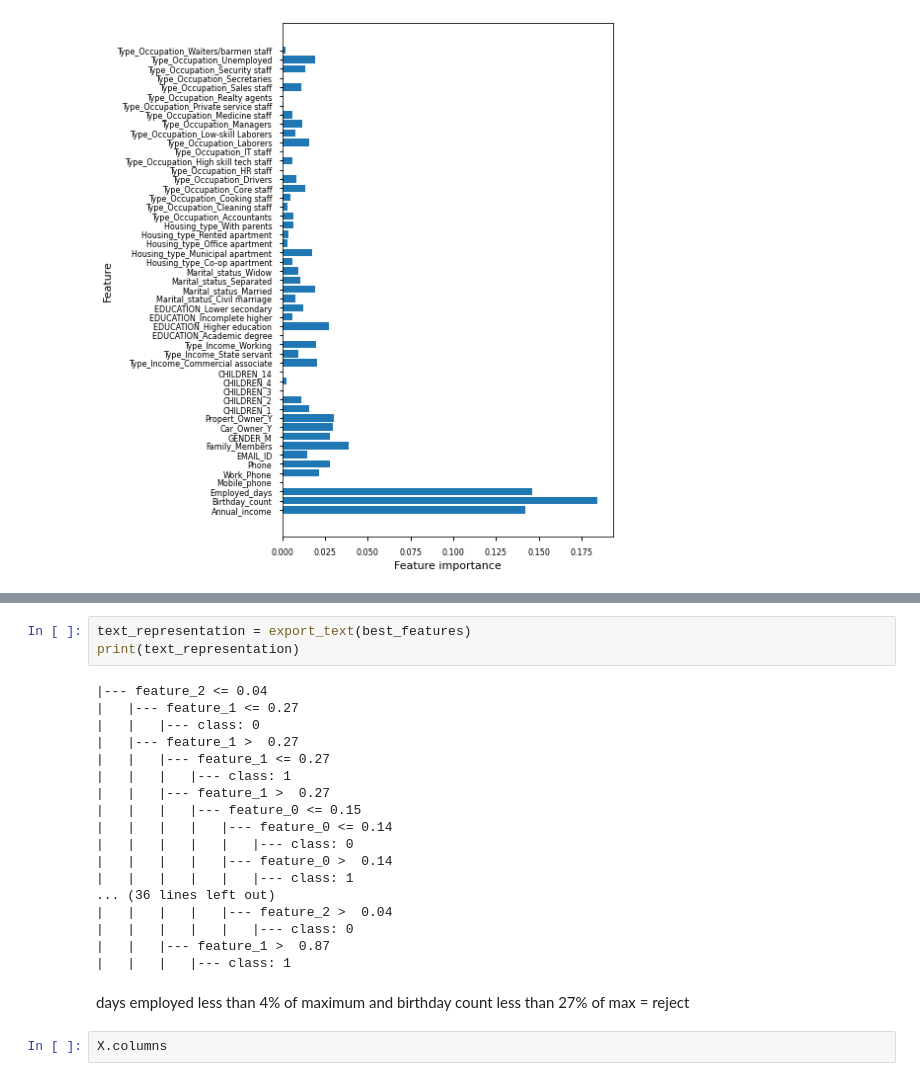
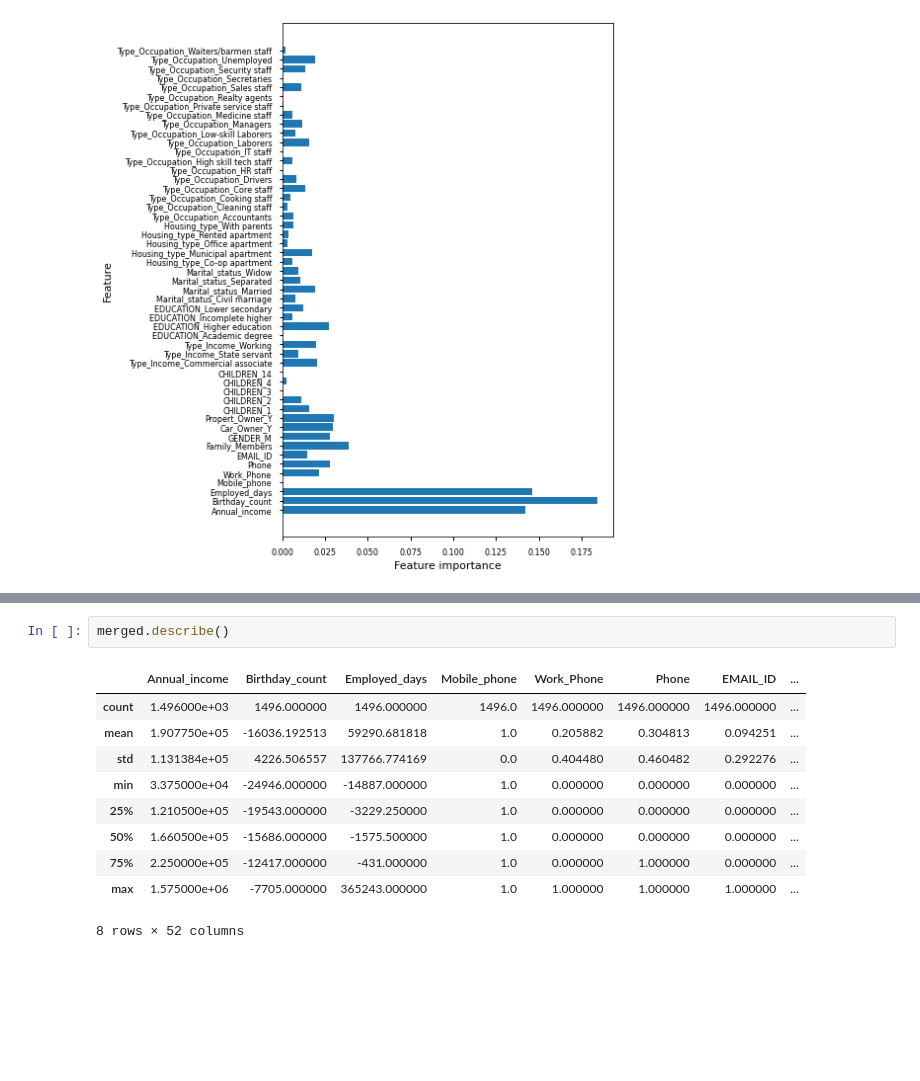
Before and after one commit to Davidkeebler/Credit_Card_Approvals_and_Denials_Prediction, a Jupyter notebook: Index.ipynb, the cells around one changed output, grey strips where cells are left out. Saved outputs shown, nothing was run; the diff lists cells and outputs as text; blank space fills up the shorter version.

```diff
--- a/Index.ipynb
+++ b/Index.ipynb
@@ -989,25 +938,13 @@ plot_tree(best_features, feature_names=X_test.columns, filled=True)
-# %%
-text_representation = export_text(best_features)
-print(text_representation)
-# %% [output]
-|--- feature_2 <= 0.04
-|   |--- feature_1 <= 0.27
-|   |   |--- class: 0
-|   |--- feature_1 >  0.27
-|   |   |--- feature_1 <= 0.27
-|   |   |   |--- class: 1
-|   |   |--- feature_1 >  0.27
-|   |   |   |--- feature_0 <= 0.15
-|   |   |   |   |--- feature_0 <= 0.14
-|   |   |   |   |   |--- class: 0
-|   |   |   |   |--- feature_0 >  0.14
-|   |   |   |   |   |--- class: 1
-... (36 lines left out)
-|   |   |   |   |--- feature_2 >  0.04
-|   |   |   |   |   |--- class: 0
-|   |   |--- feature_1 >  0.87
-|   |   |   |--- class: 1
-# %% [markdown]
-days employed less than 4% of maximum and birthday count less than 27% of max = reject
-# %%
-X.columns
+# %%
+merged.describe()
+# %% [output]
+|  | Annual_income | Birthday_count | Employed_days | Mobile_phone | Work_Phone | Phone | EMAIL_ID | ... |
+| count | 1.496000e+03 | 1496.000000 | 1496.000000 | 1496.0 | 1496.000000 | 1496.000000 | 1496.000000 | ... |
+| mean | 1.907750e+05 | -16036.192513 | 59290.681818 | 1.0 | 0.205882 | 0.304813 | 0.094251 | ... |
+| std | 1.131384e+05 | 4226.506557 | 137766.774169 | 0.0 | 0.404480 | 0.460482 | 0.292276 | ... |
+| min | 3.375000e+04 | -24946.000000 | -14887.000000 | 1.0 | 0.000000 | 0.000000 | 0.000000 | ... |
+| 25% | 1.210500e+05 | -19543.000000 | -3229.250000 | 1.0 | 0.000000 | 0.000000 | 0.000000 | ... |
+| 50% | 1.660500e+05 | -15686.000000 | -1575.500000 | 1.0 | 0.000000 | 0.000000 | 0.000000 | ... |
+| 75% | 2.250000e+05 | -12417.000000 | -431.000000 | 1.0 | 0.000000 | 1.000000 | 0.000000 | ... |
+| max | 1.575000e+06 | -7705.000000 | 365243.000000 | 1.0 | 1.000000 | 1.000000 | 1.000000 | ... |
+8 rows × 52 columns
```
Also changed, not shown: parts of 33 cells of this notebook, 1 other file.
